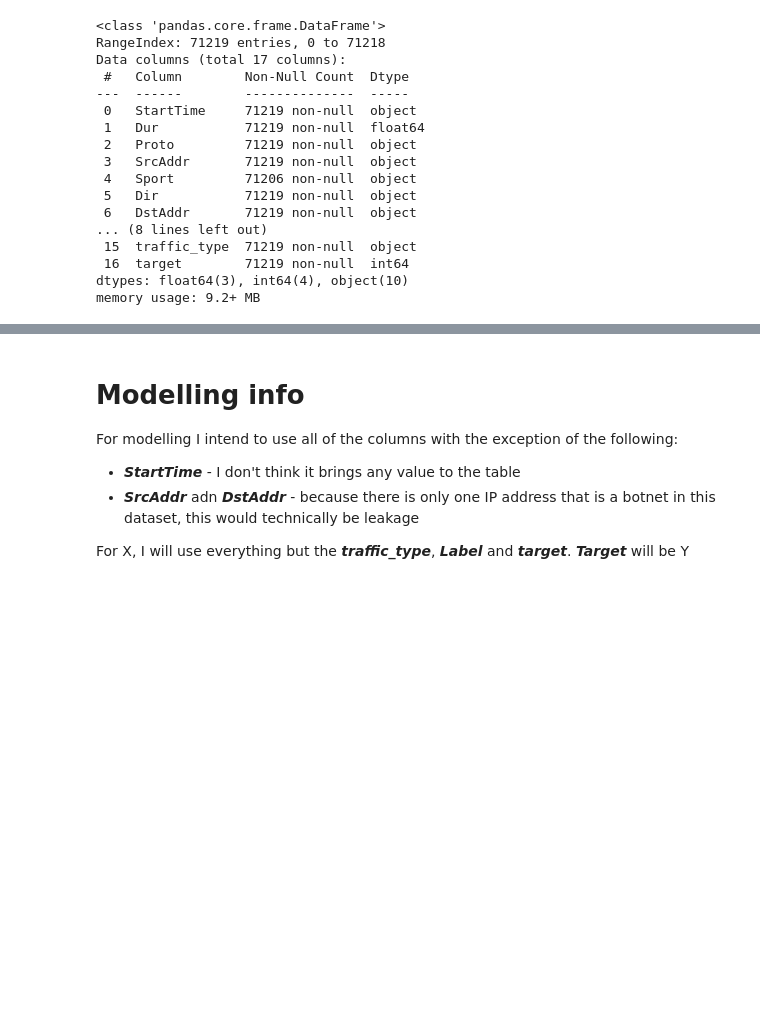
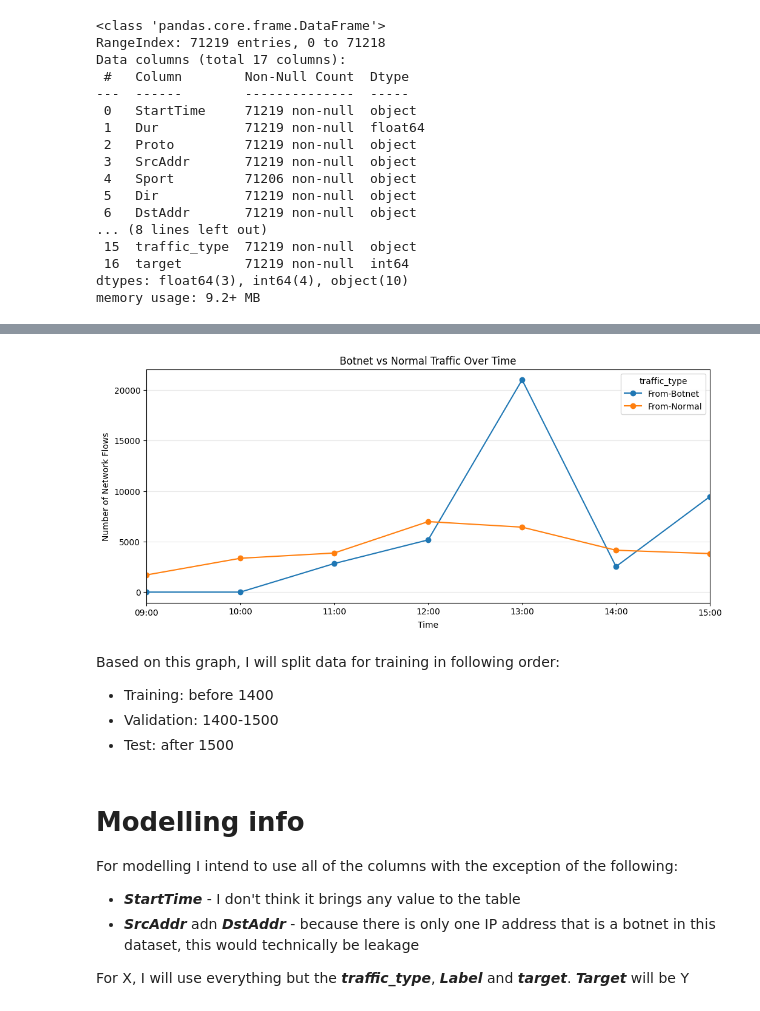
Before and after one commit to Ch3ddarr/dsb_capstone, a Jupyter notebook: capstone2/02_Modelling.ipynb, the cells around one changed output, grey strips where cells are left out. Cells and saved outputs as stored; diff of their text form; code cells hidden in the pictures; blank space fills up the shorter version.

```diff
--- a/capstone2/02_Modelling.ipynb
+++ b/capstone2/02_Modelling.ipynb
@@ -42,0 +84,7 @@ memory usage: 9.2+ MB
+# %%
+hourly_traffic = pd.crosstab(
+    df['StartTime'].dt.floor('h'),
+    df['traffic_type']
+)
+
+display(hourly_traffic)
@@ -43,3 +101,27 @@ memory usage: 9.2+ MB
+# %%
+# There is not a certain trend that we can observe,
+# I see that botnet traffic begins at 1000 and spikes at 1300, lowers at 1400
+# but reappears eventually
+import matplotlib.pyplot as plt
+
+hourly_traffic.plot(
+    kind='line',
+    figsize=(12, 5),
+    marker='o'
+)
+
+plt.title('Botnet vs Normal Traffic Over Time')
+plt.xlabel('Time')
+plt.ylabel('Number of Network Flows')
+plt.grid(alpha=0.3)
+plt.show()
+# %% [output]
+[figure, added]
+# %% [markdown]
+Based on this graph, I will split data for training in following order:
+- Training: before 1400
+- Validation: 1400-1500
+- Test: after 1500
 # %% [markdown]
 # Modelling info
 
```
Also changed, not shown: parts of 36 cells of this notebook.
